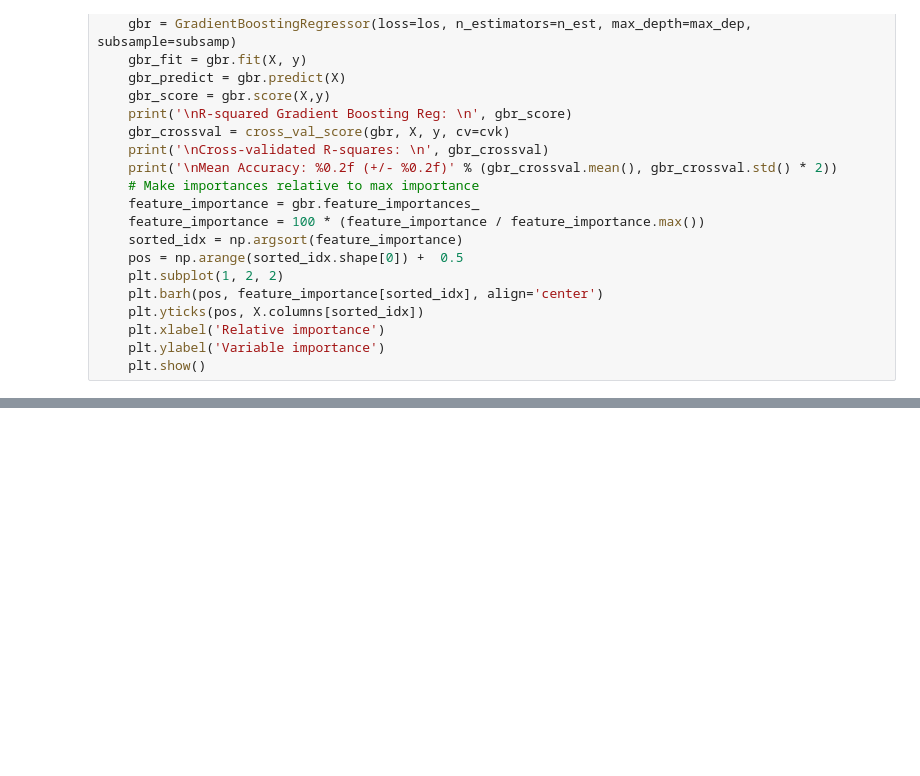
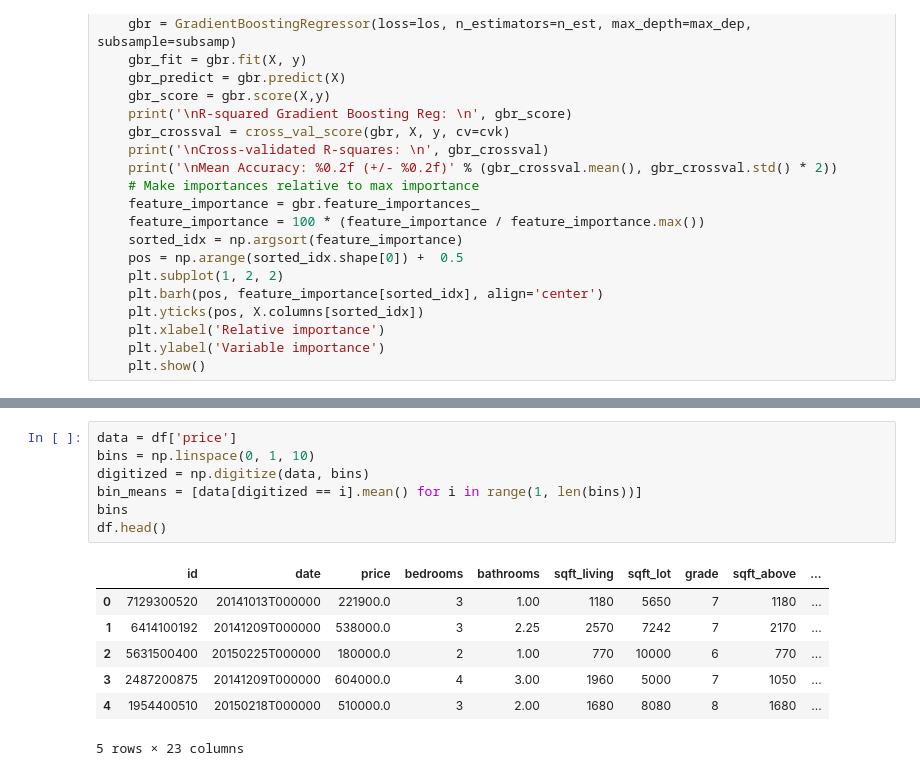
Before and after one commit to cappsjr/StartDraft_Capstone, a Jupyter notebook: Capstone Draft.ipynb, the cells around one changed output, grey strips where cells are left out. Drawn from its saved outputs; the diff is of its cells as text; blank space fills up the shorter version.

```diff
--- a/Capstone Draft.ipynb
+++ b/Capstone Draft.ipynb
@@ -877,0 +892,15 @@ AttributeError: 'GoogleMapPlotter' object has no attribute 'show'
+# %%
+data = df['price']
+bins = np.linspace(0, 1, 10)
+digitized = np.digitize(data, bins)
+bin_means = [data[digitized == i].mean() for i in range(1, len(bins))]
+bins
+df.head()
+# %% [output]
+|  | id | date | price | bedrooms | bathrooms | sqft_living | sqft_lot | grade | sqft_above | ... |
+| 0 | 7129300520 | 20141013T000000 | 221900.0 | 3 | 1.00 | 1180 | 5650 | 7 | 1180 | ... |
+| 1 | 6414100192 | 20141209T000000 | 538000.0 | 3 | 2.25 | 2570 | 7242 | 7 | 2170 | ... |
+| 2 | 5631500400 | 20150225T000000 | 180000.0 | 2 | 1.00 | 770 | 10000 | 6 | 770 | ... |
+| 3 | 2487200875 | 20141209T000000 | 604000.0 | 4 | 3.00 | 1960 | 5000 | 7 | 1050 | ... |
+| 4 | 1954400510 | 20150218T000000 | 510000.0 | 3 | 2.00 | 1680 | 8080 | 8 | 1680 | ... |
+5 rows × 23 columns
```
Also changed, not shown: parts of 37 cells of this notebook.
